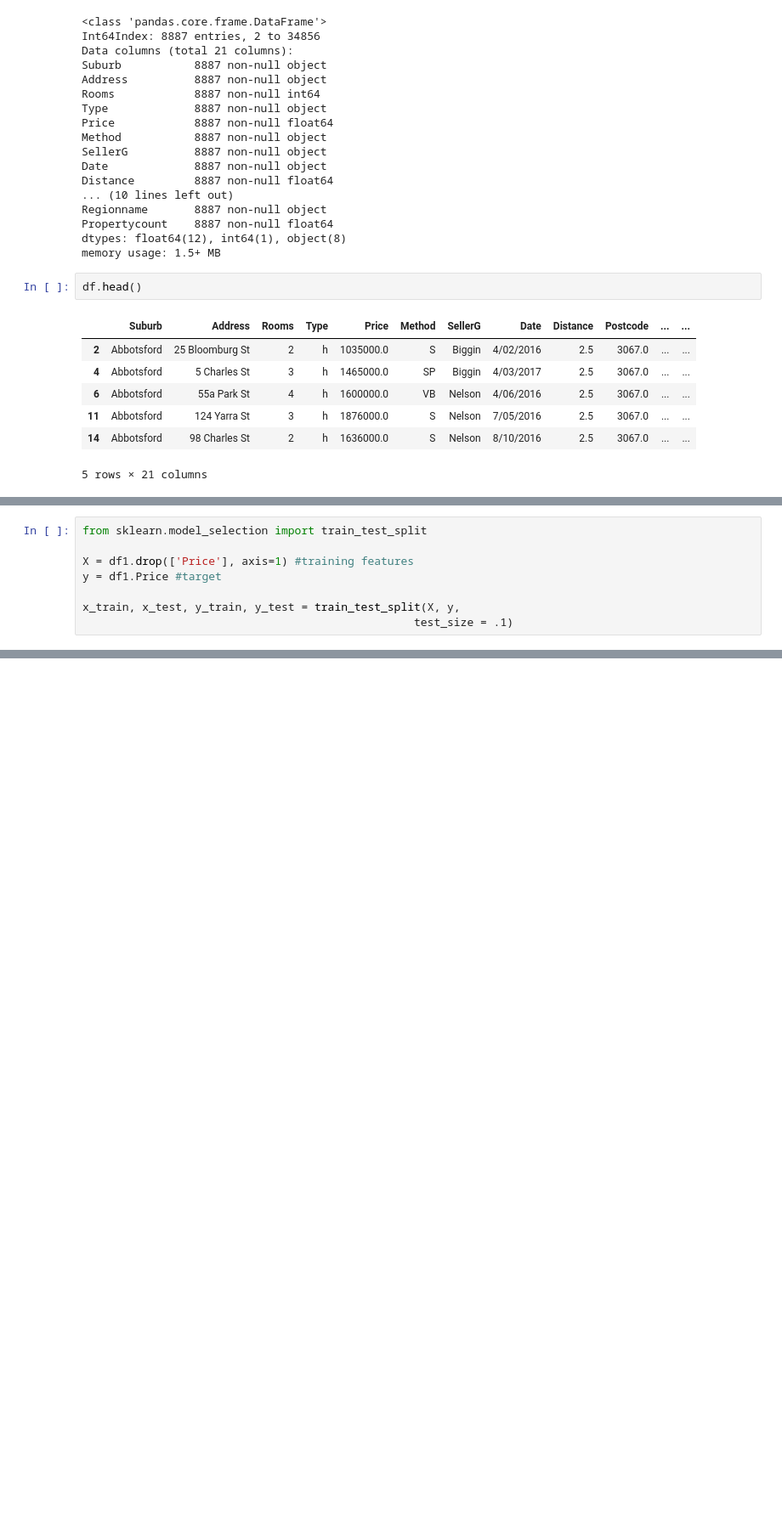
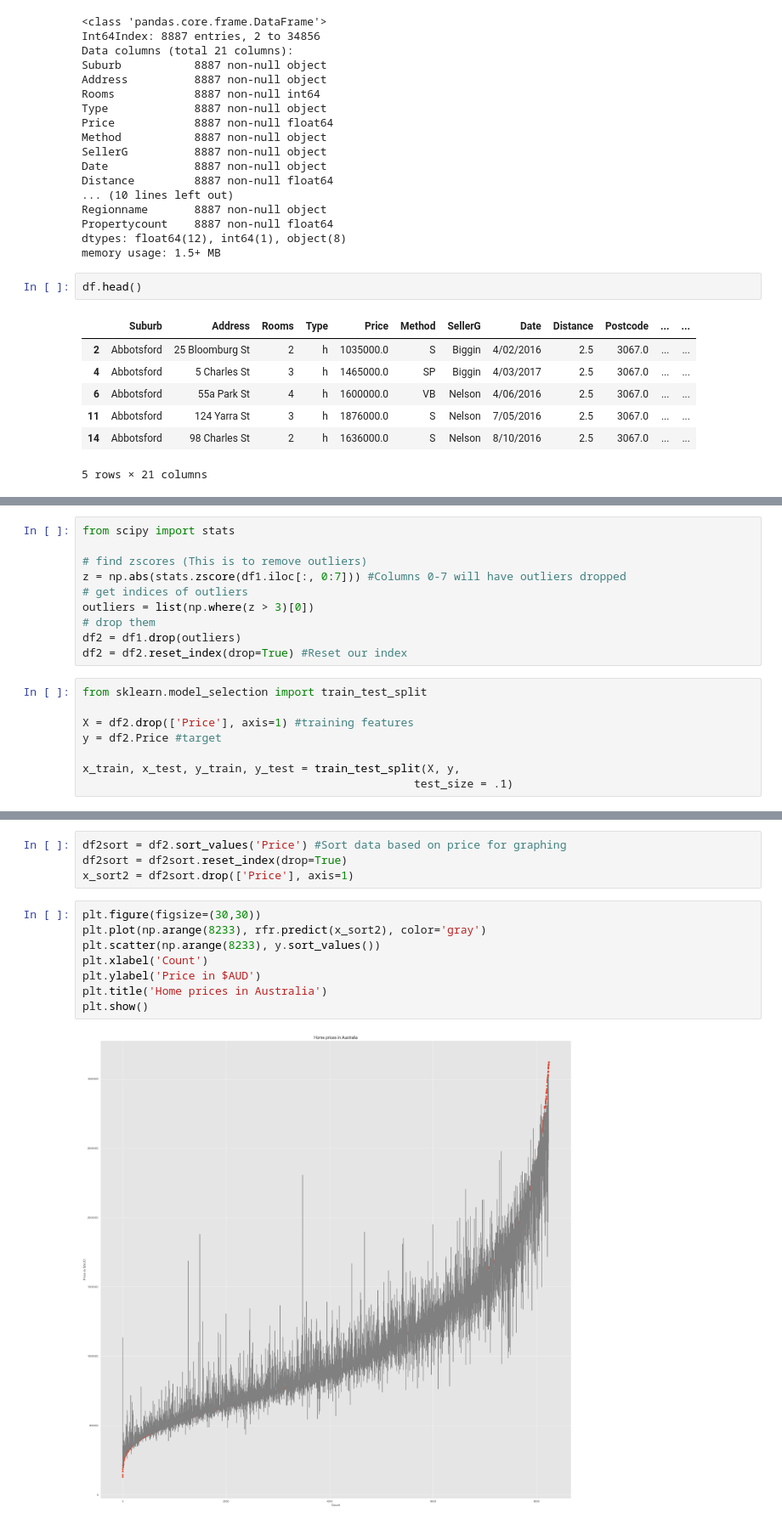
Before and after one commit to belalabu/thinkful, a Jupyter notebook: Housing.ipynb, the cells around one changed output, grey strips where cells are left out. Shown at 85% size. Drawn from its saved outputs; the diff is of its cells as text; blank space fills up the shorter version.

```diff
--- a/Housing.ipynb
+++ b/Housing.ipynb
@@ -105,9 +111,19 @@ memory usage: 902.7+ KB
 df1 = pd.get_dummies(dfo, prefix=['Address', 'Type', 'Method'])
+# %%
+from scipy import stats
+
+# find zscores (This is to remove outliers)
+z = np.abs(stats.zscore(df1.iloc[:, 0:7])) #Columns 0-7 will have outliers dropped
+# get indices of outliers
+outliers = list(np.where(z > 3)[0])
+# drop them
+df2 = df1.drop(outliers)
+df2 = df2.reset_index(drop=True) #Reset our index
 # %%
 from sklearn.model_selection import train_test_split
 
-X = df1.drop(['Price'], axis=1) #training features
-y = df1.Price #target
+X = df2.drop(['Price'], axis=1) #training features
+y = df2.Price #target
 
 x_train, x_test, y_train, y_test = train_test_split(X, y,
                                                   test_size = .1)
@@ -121,0 +160,14 @@ LinearRegression(copy_X=True, fit_intercept=True, n_jobs=None,
+# %%
+df2sort = df2.sort_values('Price') #Sort data based on price for graphing
+df2sort = df2sort.reset_index(drop=True)
+x_sort2 = df2sort.drop(['Price'], axis=1)
+# %%
+plt.figure(figsize=(30,30))
+plt.plot(np.arange(8233), rfr.predict(x_sort2), color='gray')
+plt.scatter(np.arange(8233), y.sort_values())
+plt.xlabel('Count')
+plt.ylabel('Price in $AUD')
+plt.title('Home prices in Australia')
+plt.show()
+# %% [output]
+[figure, added]
```
Also changed, not shown: parts of 23 cells of this notebook.
